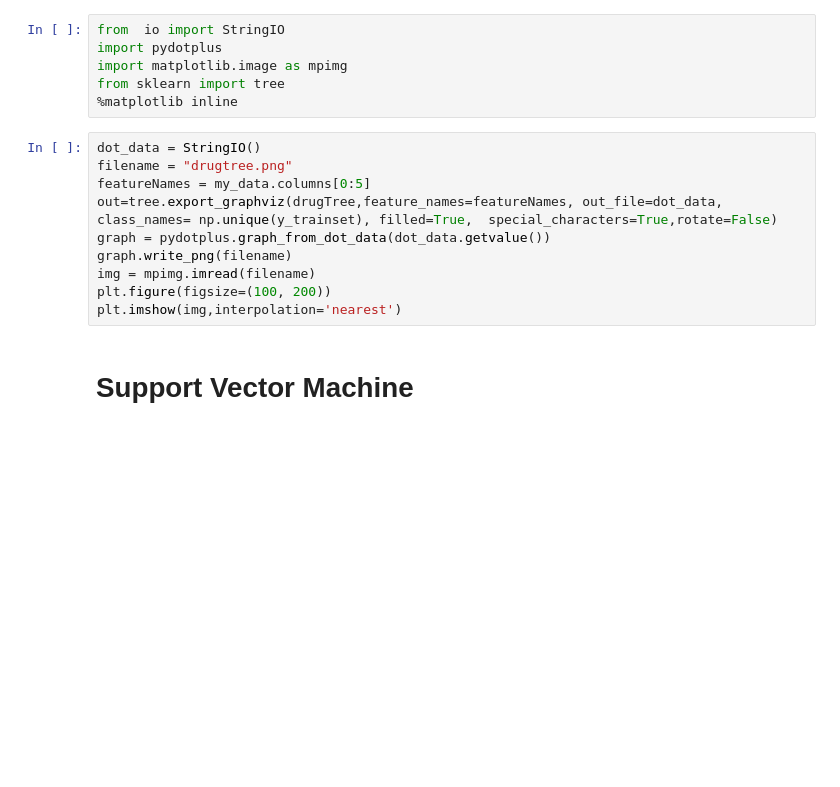
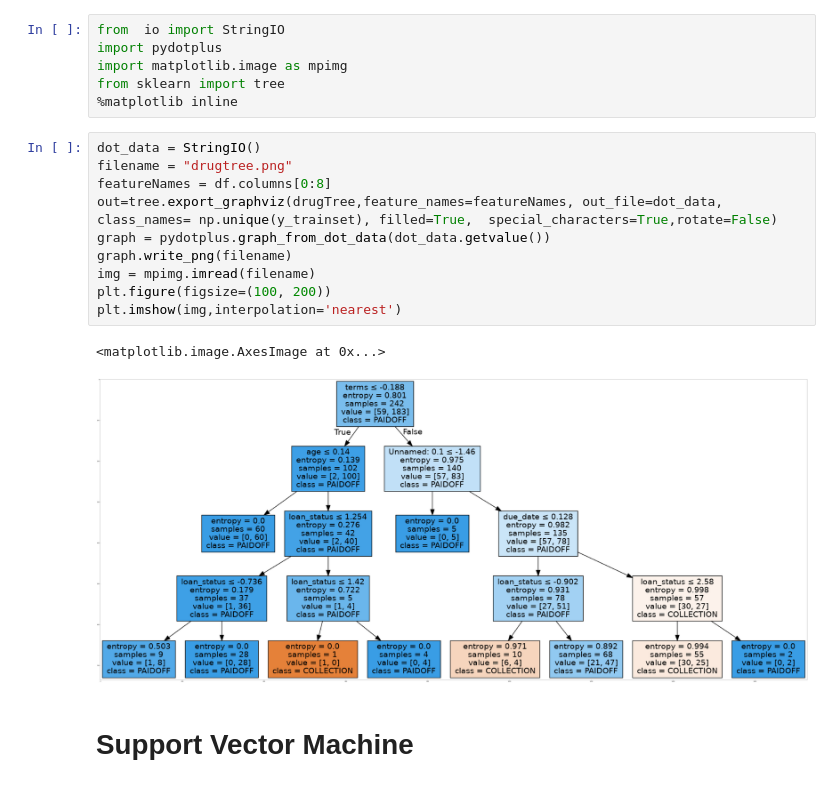
Before and after one commit to akuazuk/IBM, a Jupyter notebook: IBM_ML_LAB1.ipynb, the cells around one changed output. Saved outputs shown, nothing was run; the diff lists cells and outputs as text; blank space fills up the shorter version.

```diff
--- a/IBM_ML_LAB1.ipynb
+++ b/IBM_ML_LAB1.ipynb
@@ -245,13 +415,16 @@ from sklearn import tree
 # %%
 dot_data = StringIO()
 filename = "drugtree.png"
-featureNames = my_data.columns[0:5]
+featureNames = df.columns[0:8]
 out=tree.export_graphviz(drugTree,feature_names=featureNames, out_file=dot_data, class_names= np.unique(y_trainset), filled=True,  special_characters=True,rotate=False)
 graph = pydotplus.graph_from_dot_data(dot_data.getvalue())
 graph.write_png(filename)
 img = mpimg.imread(filename)
 plt.figure(figsize=(100, 200))
 plt.imshow(img,interpolation='nearest')
+# %% [output]
+<matplotlib.image.AxesImage at 0x...>
+[figure, added]
 # %% [markdown]
 # Support Vector Machine
 # %% [markdown]
```
Also changed, not shown: parts of 30 cells of this notebook.
